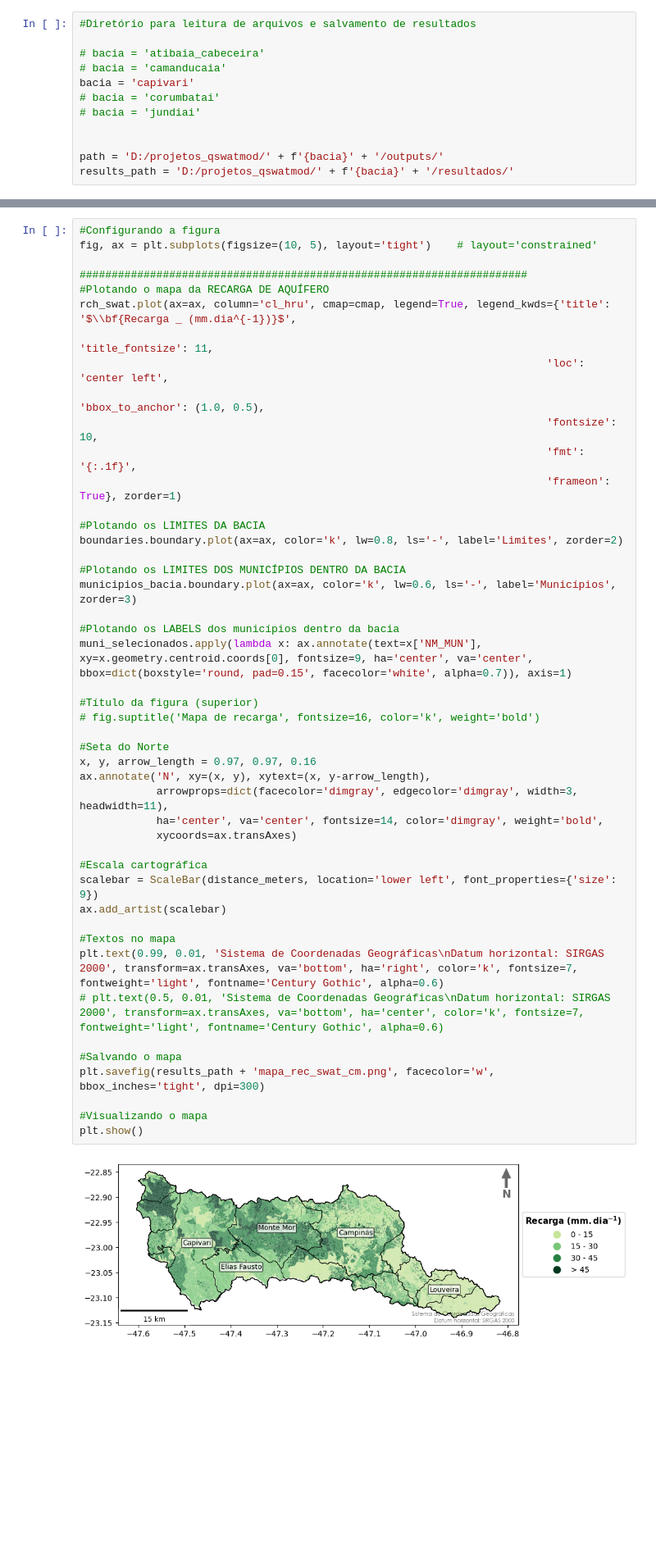
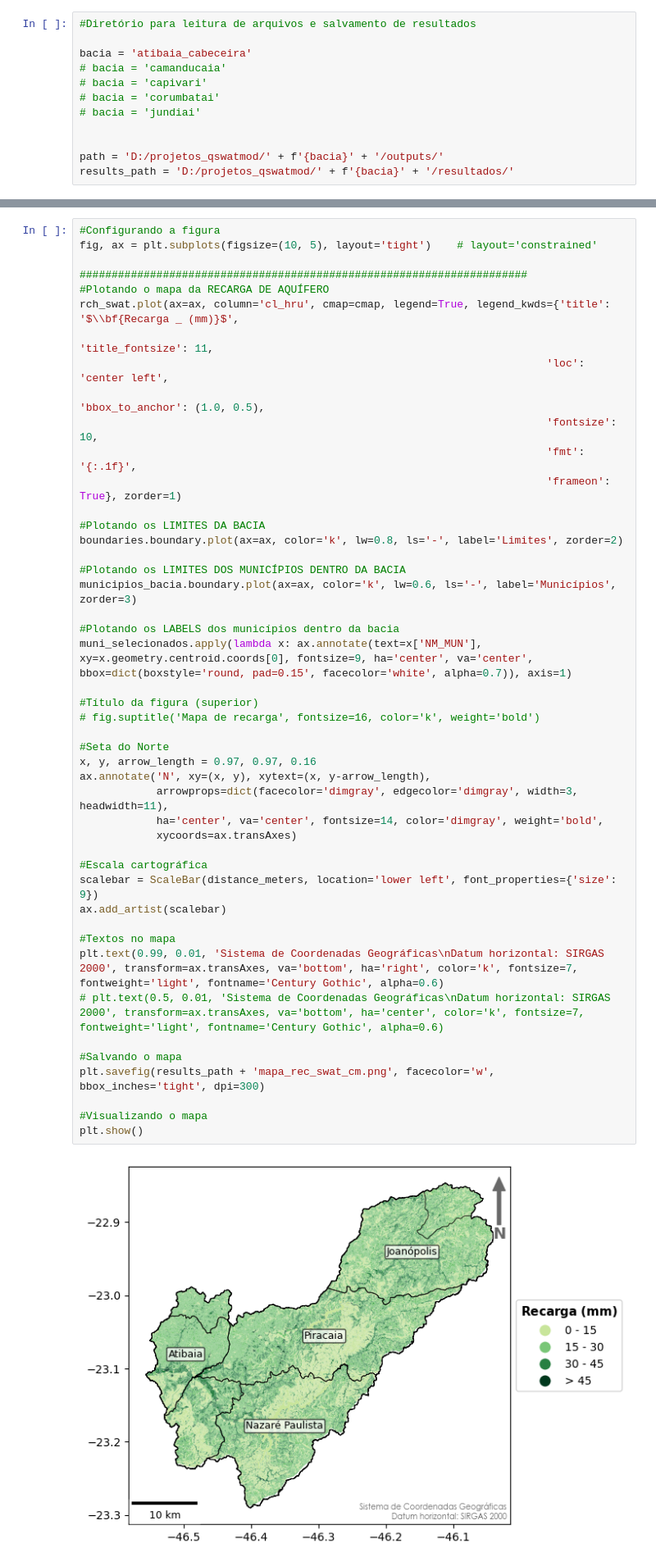
Before and after one commit to wanderam/codigos-modelagem-hidro, a Jupyter notebook: analise_recarga_modflow.ipynb, the cells around one changed output, grey strips where cells are left out. Shown at 82% size. Cells and saved outputs as stored; diff of their text form; blank space fills up the shorter version.

```diff
--- a/analise_recarga_modflow.ipynb
+++ b/analise_recarga_modflow.ipynb
@@ -22,9 +23,9 @@ pd.options.mode.chained_assignment = None    # default='warn'  --> opção None
 # %%
 #Diretório para leitura de arquivos e salvamento de resultados
 
-# bacia = 'atibaia_cabeceira'
+bacia = 'atibaia_cabeceira'
 # bacia = 'camanducaia'
-bacia = 'capivari'
+# bacia = 'capivari'
 # bacia = 'corumbatai'
 # bacia = 'jundiai'
 
@@ -789,7 +784,7 @@ fig, ax = plt.subplots(figsize=(10, 5), layout='tight')    # layout='constrained
 
 ######################################################################
 #Plotando o mapa da RECARGA DE AQUÍFERO
-rch_swat.plot(ax=ax, column='cl_hru', cmap=cmap, legend=True, legend_kwds={'title': '$\\bf{Recarga _ (mm.dia^{-1})}$',
+rch_swat.plot(ax=ax, column='cl_hru', cmap=cmap, legend=True, legend_kwds={'title': '$\\bf{Recarga _ (mm)}$',
                                                                          'title_fontsize': 11,
                                                                          'loc': 'center left',
                                                                          'bbox_to_anchor': (1.0, 0.5),
@@ -803,34 +798,34 @@ boundaries.boundary.plot(ax=ax, color='k', lw=0.8, ls='-', label='Limites', zord
 #Plotando os LIMITES DOS MUNICÍPIOS DENTRO DA BACIA
 municipios_bacia.boundary.plot(ax=ax, color='k', lw=0.6, ls='-', label='Municípios', zorder=3)
 
 #Plotando os LABELS dos municípios dentro da bacia
 muni_selecionados.apply(lambda x: ax.annotate(text=x['NM_MUN'], xy=x.geometry.centroid.coords[0], fontsize=9, ha='center', va='center', bbox=dict(boxstyle='round, pad=0.15', facecolor='white', alpha=0.7)), axis=1)
 
 #Título da figura (superior)
 # fig.suptitle('Mapa de recarga', fontsize=16, color='k', weight='bold')
 
 #Seta do Norte
 x, y, arrow_length = 0.97, 0.97, 0.16
 ax.annotate('N', xy=(x, y), xytext=(x, y-arrow_length),
             arrowprops=dict(facecolor='dimgray', edgecolor='dimgray', width=3, headwidth=11),
             ha='center', va='center', fontsize=14, color='dimgray', weight='bold',
             xycoords=ax.transAxes)
 
 #Escala cartográfica
 scalebar = ScaleBar(distance_meters, location='lower left', font_properties={'size': 9})
 ax.add_artist(scalebar)
 
 #Textos no mapa
 plt.text(0.99, 0.01, 'Sistema de Coordenadas Geográficas\nDatum horizontal: SIRGAS 2000', transform=ax.transAxes, va='bottom', ha='right', color='k', fontsize=7, fontweight='light', fontname='Century Gothic', alpha=0.6)
 # plt.text(0.5, 0.01, 'Sistema de Coordenadas Geográficas\nDatum horizontal: SIRGAS 2000', transform=ax.transAxes, va='bottom', ha='center', color='k', fontsize=7, fontweight='light', fontname='Century Gothic', alpha=0.6)
 
 #Salvando o mapa
 plt.savefig(results_path + 'mapa_rec_swat_cm.png', facecolor='w', bbox_inches='tight', dpi=300)
 
 #Visualizando o mapa
 plt.show()
 # %% [output]
-[figure, old version]
+[figure, new version]
 # %% [markdown]
 ## Mapas por <font color=yellow> meses </font>
 # %% [markdown]
```
Also changed, not shown: parts of 60 cells of this notebook, 4 other files.
